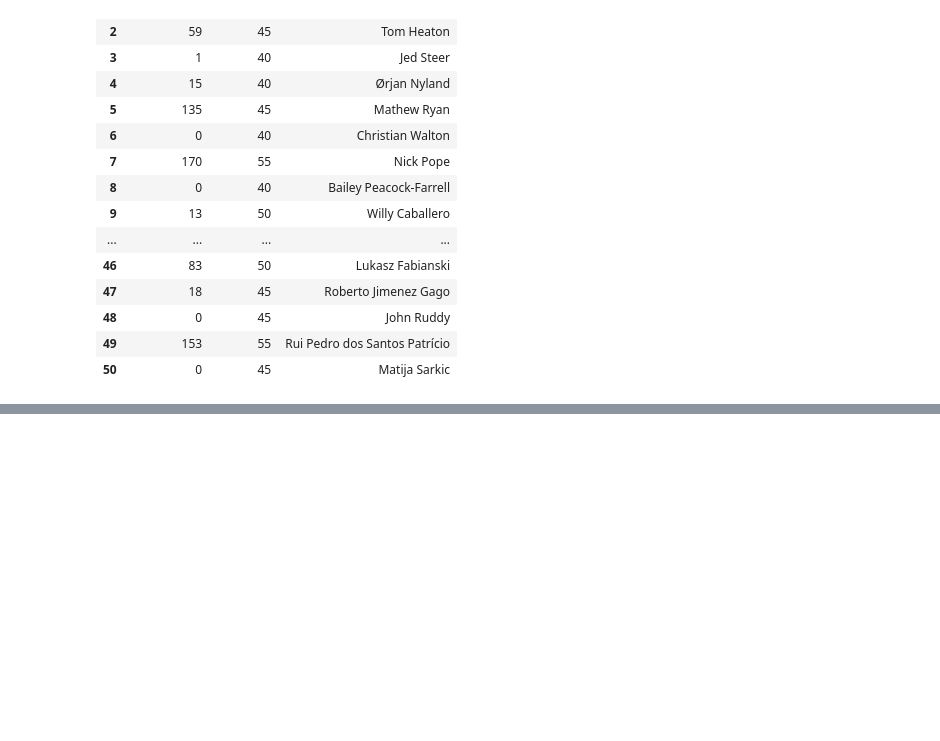
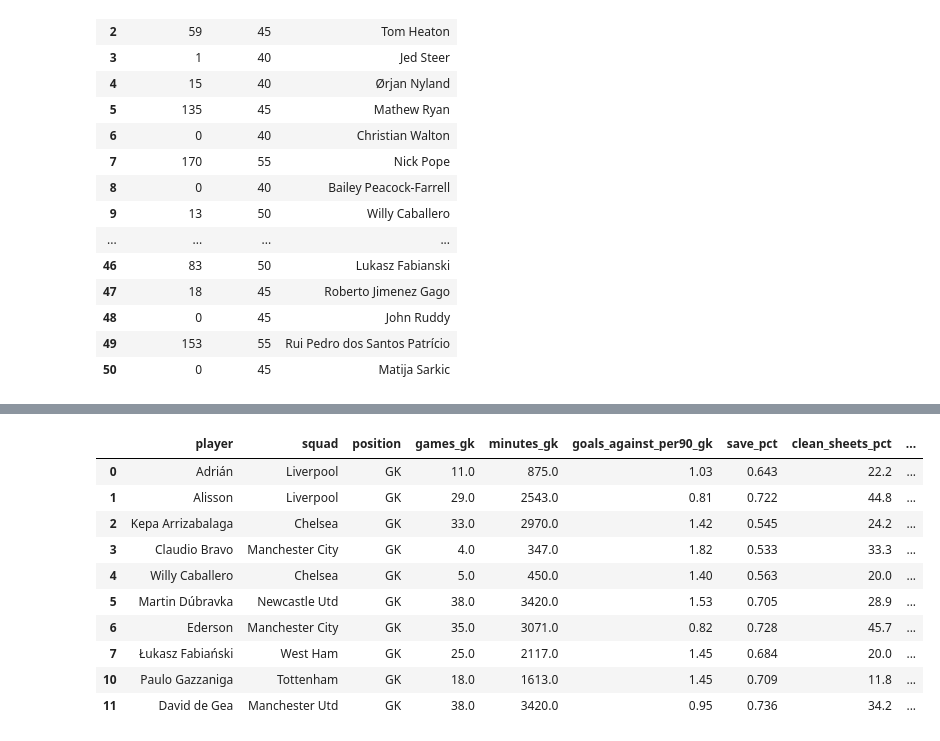
Before and after one commit to sidthakur08/fpl_explore, a Jupyter notebook: dashboard_explore.ipynb, the cells around one changed output, grey strips where cells are left out. Cells and saved outputs as stored; diff of their text form; code cells hidden in the pictures; blank space fills up the shorter version.

```diff
--- a/dashboard_explore.ipynb
+++ b/dashboard_explore.ipynb
@@ -85,0 +151,17 @@ for
+# %%
+keeper['ppm'] = keeper.apply(lambda row: row['points']/row['games_gk'],axis=1)
+short_name = [" ".join(p_name.split()[1:]) if len(p_name.split()) != 1 else p_name for p_name in keeper['player']]
+keeper.insert(13,'short_name',short_name)
+keeper.head(10)
+# %% [output]
+|  | player | squad | position | games_gk | minutes_gk | goals_against_per90_gk | save_pct | clean_sheets_pct | ... |
+| 0 | Adrián | Liverpool | GK | 11.0 | 875.0 | 1.03 | 0.643 | 22.2 | ... |
+| 1 | Alisson | Liverpool | GK | 29.0 | 2543.0 | 0.81 | 0.722 | 44.8 | ... |
+| 2 | Kepa Arrizabalaga | Chelsea | GK | 33.0 | 2970.0 | 1.42 | 0.545 | 24.2 | ... |
+| 3 | Claudio Bravo | Manchester City | GK | 4.0 | 347.0 | 1.82 | 0.533 | 33.3 | ... |
+| 4 | Willy Caballero | Chelsea | GK | 5.0 | 450.0 | 1.40 | 0.563 | 20.0 | ... |
+| 5 | Martin Dúbravka | Newcastle Utd | GK | 38.0 | 3420.0 | 1.53 | 0.705 | 28.9 | ... |
+| 6 | Ederson | Manchester City | GK | 35.0 | 3071.0 | 0.82 | 0.728 | 45.7 | ... |
+| 7 | Łukasz Fabiański | West Ham | GK | 25.0 | 2117.0 | 1.45 | 0.684 | 20.0 | ... |
+| 10 | Paulo Gazzaniga | Tottenham | GK | 18.0 | 1613.0 | 1.45 | 0.709 | 11.8 | ... |
+| 11 | David de Gea | Manchester Utd | GK | 38.0 | 3420.0 | 0.95 | 0.736 | 34.2 | ... |
```
Also changed, not shown: parts of 7 cells of this notebook, 1 other file.
